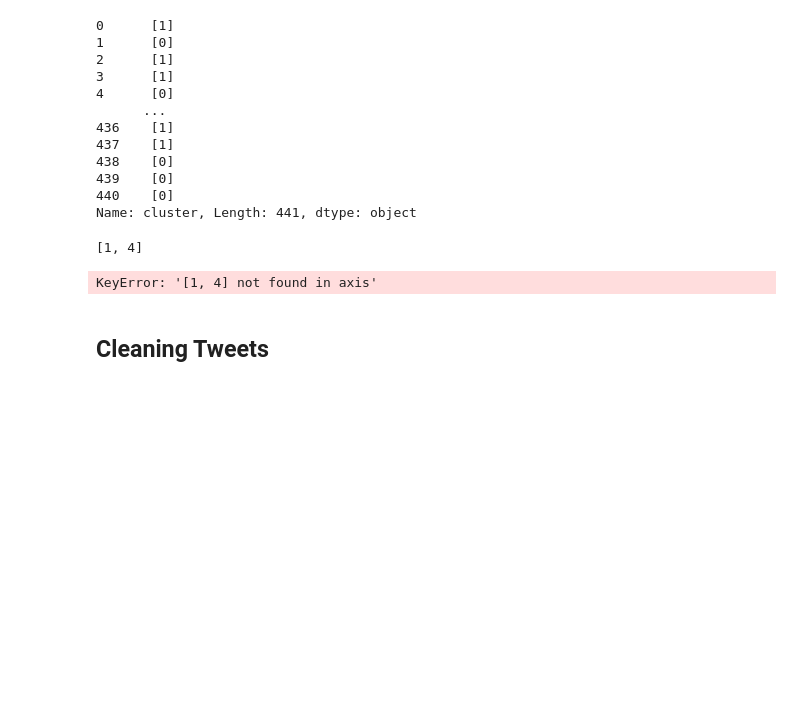
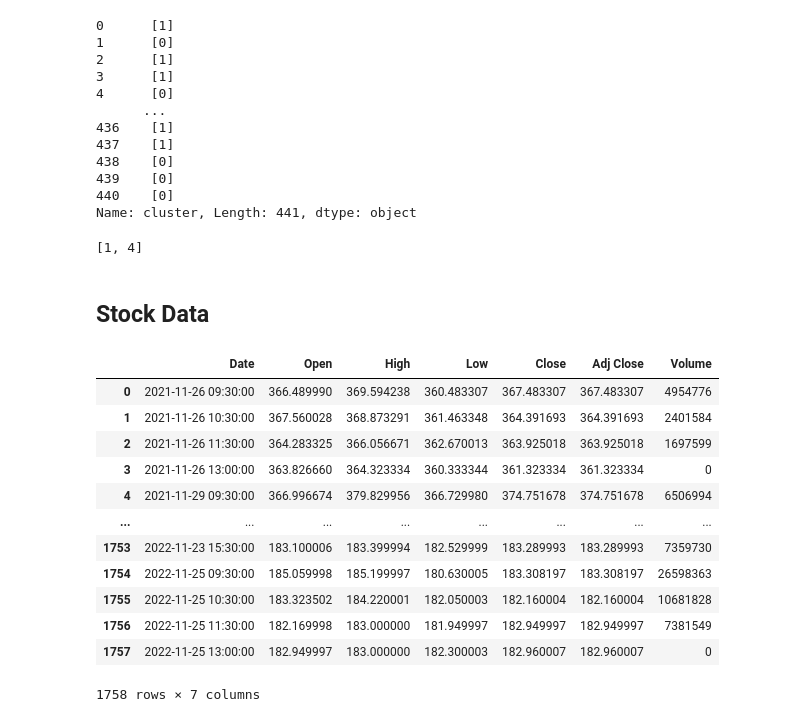
Before and after one commit to bhuwan1998/twitter_sentiment_analysis, a Jupyter notebook: Data_cleaning.ipynb, the cells around one changed output. Drawn from its saved outputs; the diff is of its cells as text; code cells hidden in the pictures; blank space fills up the shorter version.

```diff
--- a/Data_cleaning.ipynb
+++ b/Data_cleaning.ipynb
@@ -183,7 +187,5 @@ index_list
 # %%
 word_duplicate = words
 # %%
-word_duplicate.drop([1,4], axis=0, inplace=True).reset_index()
+# word_duplicate.drop([1,4], axis=0, inplace=True).reset_index()
-# %% [output]
-KeyError: '[1, 4] not found in axis'
 # %%
@@ -193,6 +195,19 @@ words.to_csv("word_sentiment_coeff.csv")
 # %% [markdown]
-## Cleaning Tweets
+## Stock Data
 # %%
-tweets = tweets.reset_index(drop=True)
-# df = df.drop(df[df.score < 50].index)
-tweets = tweets.drop(tweets[tweets.Text == ""].index)
+tsla_stock = pd.read_csv('stock_data.csv')
+tsla_stock = tsla_stock.rename(columns={"Unnamed: 0": "Date"})
+# %% [output]
+|  | Date | Open | High | Low | Close | Adj Close | Volume |
+| 0 | 2021-11-26 09:30:00 | 366.489990 | 369.594238 | 360.483307 | 367.483307 | 367.483307 | 4954776 |
+| 1 | 2021-11-26 10:30:00 | 367.560028 | 368.873291 | 361.463348 | 364.391693 | 364.391693 | 2401584 |
+| 2 | 2021-11-26 11:30:00 | 364.283325 | 366.056671 | 362.670013 | 363.925018 | 363.925018 | 1697599 |
+| 3 | 2021-11-26 13:00:00 | 363.826660 | 364.323334 | 360.333344 | 361.323334 | 361.323334 | 0 |
+| 4 | 2021-11-29 09:30:00 | 366.996674 | 379.829956 | 366.729980 | 374.751678 | 374.751678 | 6506994 |
+| ... | ... | ... | ... | ... | ... | ... | ... |
+| 1753 | 2022-11-23 15:30:00 | 183.100006 | 183.399994 | 182.529999 | 183.289993 | 183.289993 | 7359730 |
+| 1754 | 2022-11-25 09:30:00 | 185.059998 | 185.199997 | 180.630005 | 183.308197 | 183.308197 | 26598363 |
+| 1755 | 2022-11-25 10:30:00 | 183.323502 | 184.220001 | 182.050003 | 182.160004 | 182.160004 | 10681828 |
+| 1756 | 2022-11-25 11:30:00 | 182.169998 | 183.000000 | 181.949997 | 182.949997 | 182.949997 | 7381549 |
+| 1757 | 2022-11-25 13:00:00 | 182.949997 | 183.000000 | 182.300003 | 182.960007 | 182.960007 | 0 |
+1758 rows × 7 columns
```
Also changed, not shown: parts of 6 cells of this notebook, 6 other files.
